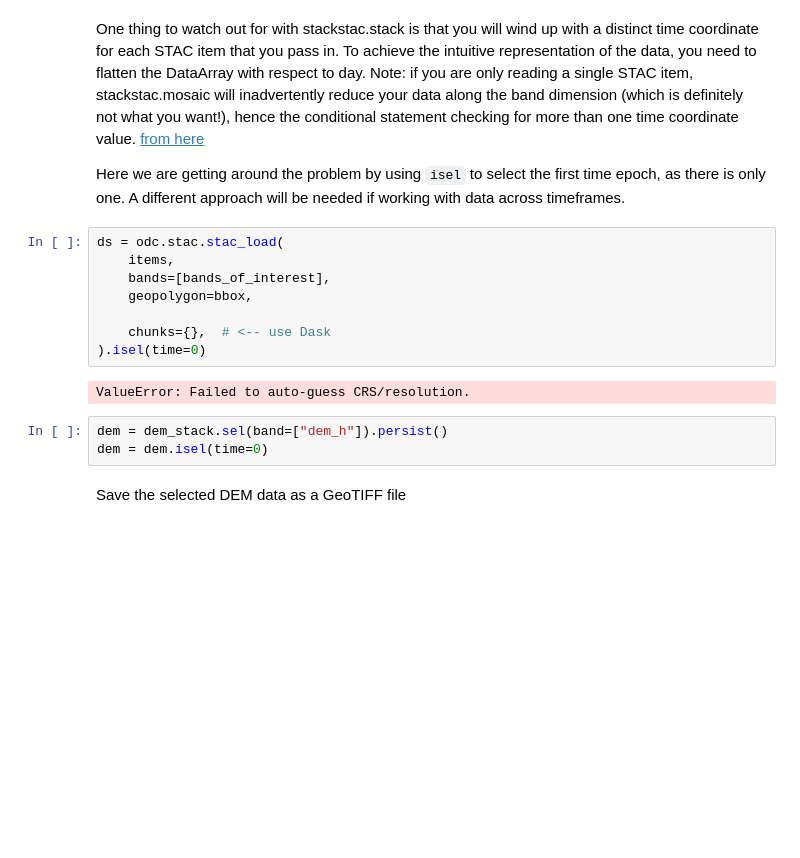
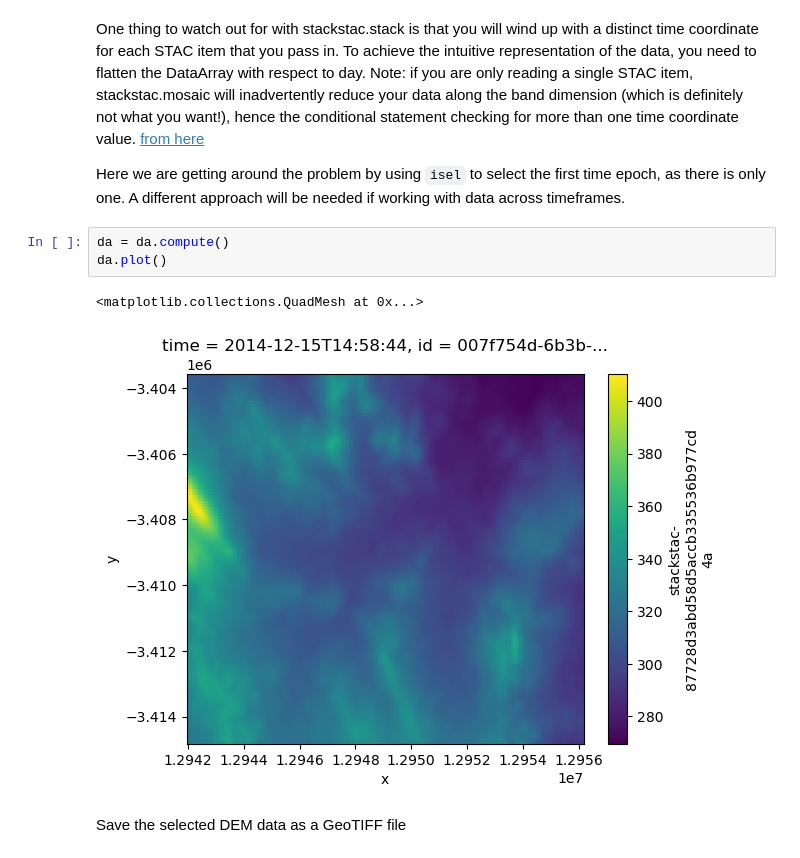
Before and after one commit to Sensand-AI/data-notebooks, a Jupyter notebook: notebooks/evergreen-resources/get-elevation-data-for-aoi.ipynb, the cells around one changed output. Cells and saved outputs as stored; diff of their text form; blank space fills up the shorter version.

```diff
--- a/notebooks/evergreen-resources/get-elevation-data-for-aoi.ipynb
+++ b/notebooks/evergreen-resources/get-elevation-data-for-aoi.ipynb
@@ -279,19 +263,12 @@ Note: if you are only reading a single STAC item, stackstac.mosaic will inadvert
 [from here](https://hrodmn.dev/posts/stackstac/)
 
 Here we are getting around the problem by using `isel` to select the first time epoch, as there is only one. A different approach will be needed if working with data across timeframes.
-# %%
-ds = odc.stac.stac_load(
-    items,
-    bands=[bands_of_interest],
-    geopolygon=bbox,
-
-    chunks={},  # <-- use Dask
-).isel(time=0)
-# %% [output]
-ValueError: Failed to auto-guess CRS/resolution.
-# %%
-dem = dem_stack.sel(band=["dem_h"]).persist()
-dem = dem.isel(time=0)
+# %%
+da = da.compute()
+da.plot()
+# %% [output]
+<matplotlib.collections.QuadMesh at 0x...>
+[figure, added]
 # %% [markdown]
 Save the selected DEM data as a GeoTIFF file
 # %%
```
Also changed, not shown: parts of 8 cells of this notebook, 2 other files.
